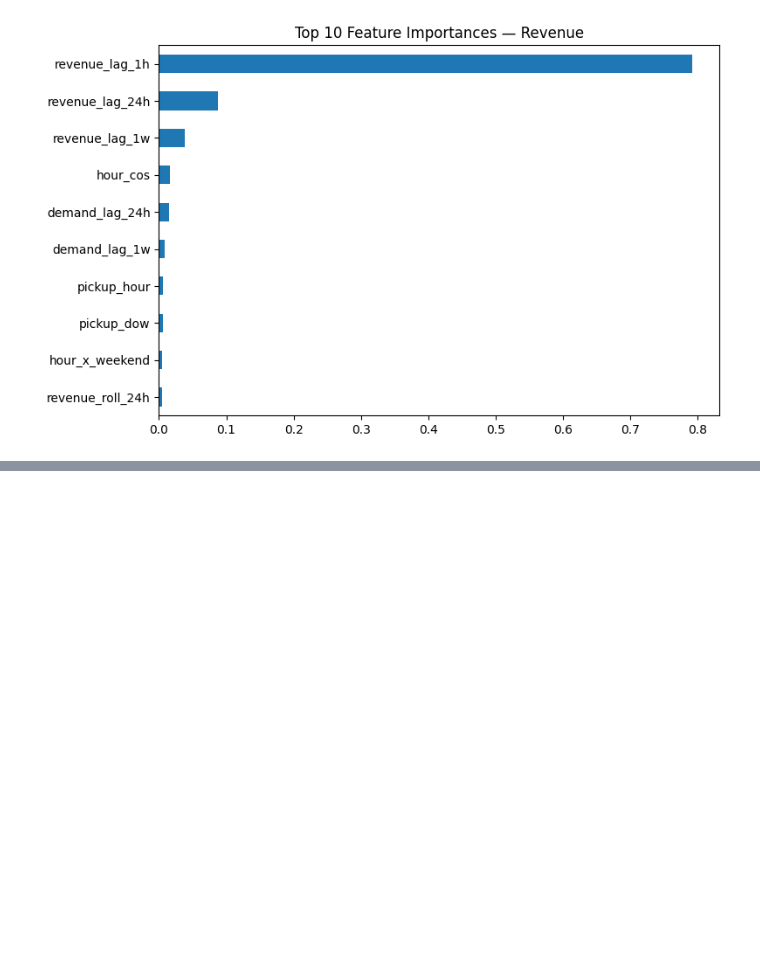
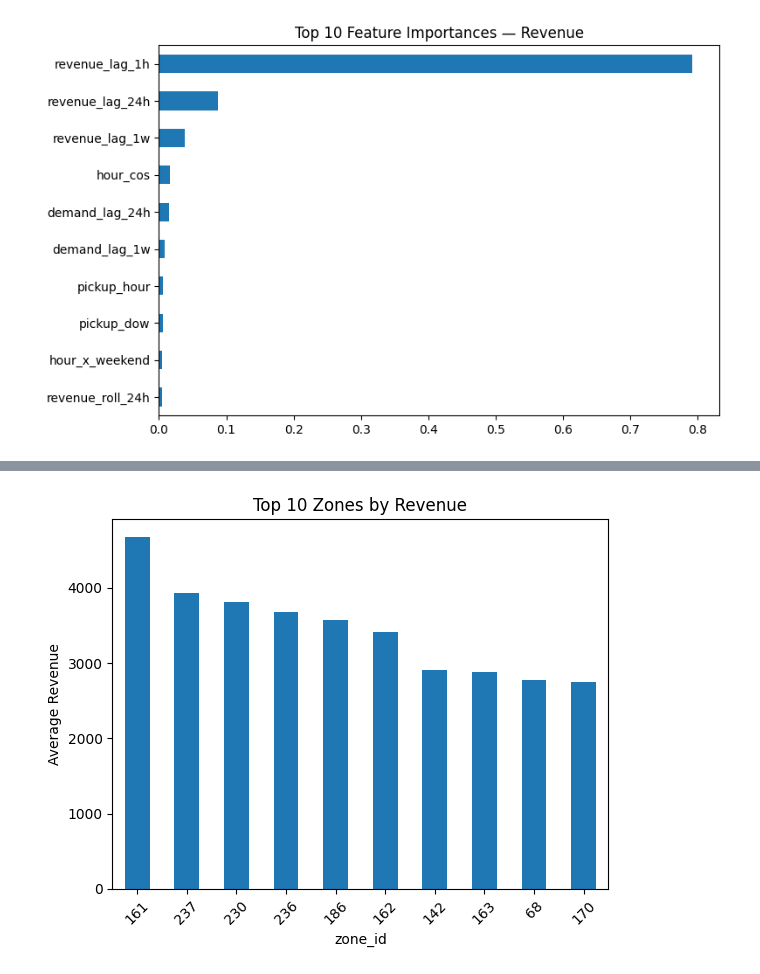
Before and after one commit to kaleater22/ID5059_Group_Project, a Jupyter notebook: ID5059 Group Project.ipynb, the cells around one changed output, grey strips where cells are left out. Saved outputs shown, nothing was run; the diff lists cells and outputs as text; code cells hidden in the pictures; blank space fills up the shorter version.

```diff
--- a/ID5059 Group Project.ipynb
+++ b/ID5059 Group Project.ipynb
@@ -1276,0 +1343,11 @@ plt.show()
+# %%
+# plot revenue by zone
+top_zones_revenue = predictions_df.groupby('zone_id')['revenue'].mean().sort_values(ascending=False).head(10)
+
+top_zones_revenue.plot(kind='bar')
+plt.title('Top 10 Zones by Revenue')
+plt.ylabel('Average Revenue')
+plt.xticks(rotation=45)
+plt.show()
+# %% [output]
+[figure, added]
```
Also changed, not shown: parts of 17 cells of this notebook, 1 other file.
